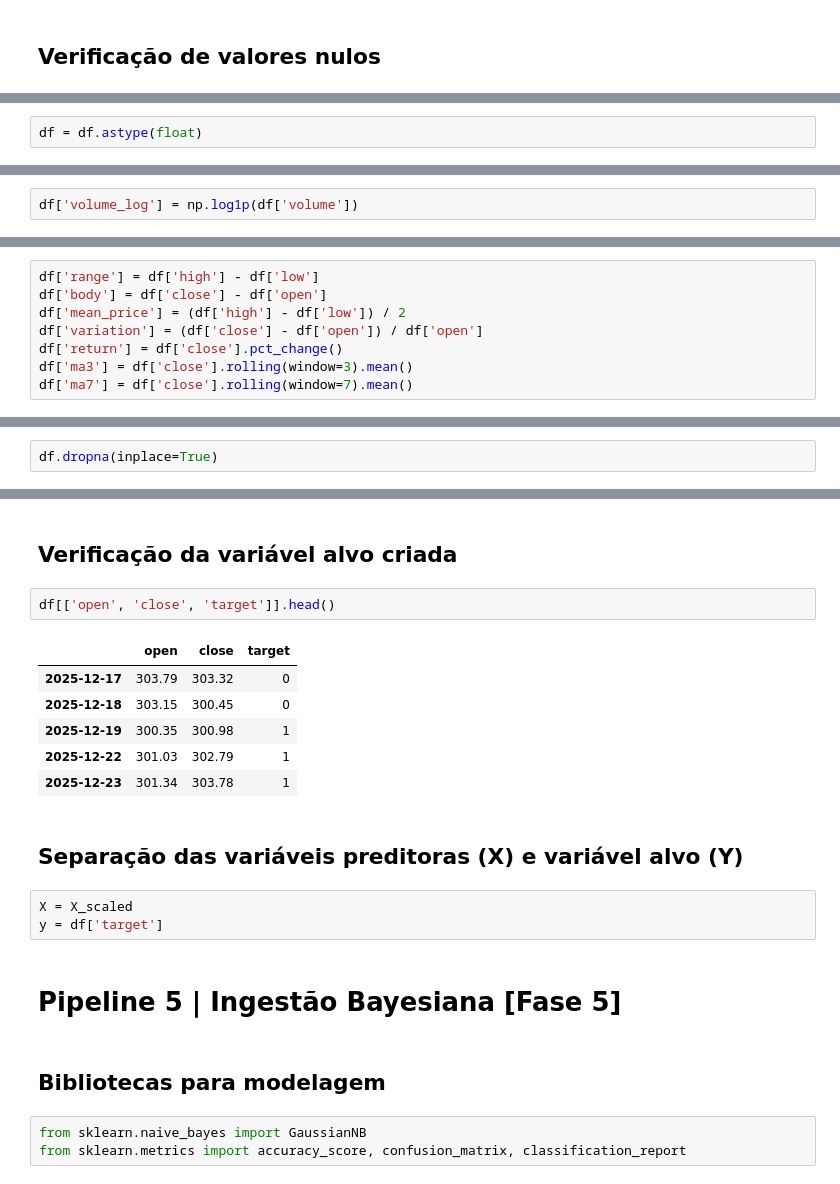
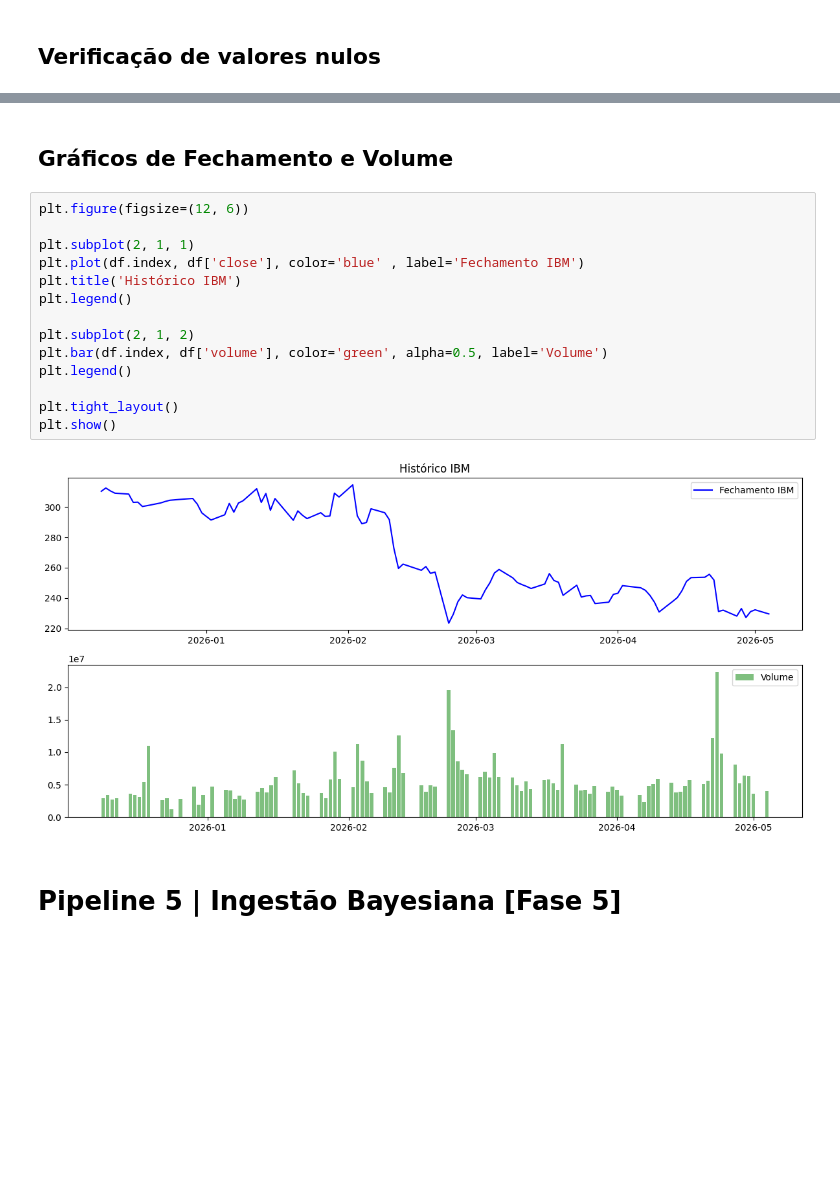
Before and after one commit to miriam-silva/ProvaIcomaAM, a Jupyter notebook: prova_01_miriam_silva.ipynb, the cells around one changed output, grey strips where cells are left out. Cells and saved outputs as stored; diff of their text form; blank space fills up the shorter version.

```diff
--- a/prova_01_miriam_silva.ipynb
+++ b/prova_01_miriam_silva.ipynb
@@ -59,2 +115,0 @@ dtype: int64
-# %%
-df = df.astype(float)
@@ -63,2 +115,0 @@ df = df.astype(float)
-# %%
-df['volume_log'] = np.log1p(df['volume'])
@@ -67,8 +115,0 @@ df['volume_log'] = np.log1p(df['volume'])
-# %%
-df['range'] = df['high'] - df['low']
-df['body'] = df['close'] - df['open']
-df['mean_price'] = (df['high'] - df['low']) / 2
-df['variation'] = (df['close'] - df['open']) / df['open']
-df['return'] = df['close'].pct_change()
-df['ma3'] = df['close'].rolling(window=3).mean()
-df['ma7'] = df['close'].rolling(window=7).mean()
@@ -77,2 +115,0 @@ df['ma7'] = df['close'].rolling(window=7).mean()
-# %%
-df.dropna(inplace=True)
@@ -157,23 +136,20 @@ df['target'] = (df['close'] > df['open']).astype(int)
-# %% [markdown]
-## Verificação da variável alvo criada
-# %%
-df[['open', 'close', 'target']].head()
-# %% [output]
-|  | open | close | target |
-| 2025-12-17 | 303.79 | 303.32 | 0 |
-| 2025-12-18 | 303.15 | 300.45 | 0 |
-| 2025-12-19 | 300.35 | 300.98 | 1 |
-| 2025-12-22 | 301.03 | 302.79 | 1 |
-| 2025-12-23 | 301.34 | 303.78 | 1 |
-# %% [markdown]
-## Separação das variáveis preditoras (X) e variável alvo (Y)
-# %%
-X = X_scaled
-y = df['target']
+# %% [markdown]
+## Gráficos de Fechamento e Volume
+# %%
+plt.figure(figsize=(12, 6))
+
+plt.subplot(2, 1, 1)
+plt.plot(df.index, df['close'], color='blue' , label='Fechamento IBM')
+plt.title('Histórico IBM')
+plt.legend()
+
+plt.subplot(2, 1, 2)
+plt.bar(df.index, df['volume'], color='green', alpha=0.5, label='Volume')
+plt.legend()
+
+plt.tight_layout()
+plt.show()
+# %% [output]
+[figure, added]
 # %% [markdown]
 # Pipeline 5 | Ingestão Bayesiana [Fase 5]
-# %% [markdown]
-## Bibliotecas para modelagem
-# %%
-from sklearn.naive_bayes import GaussianNB
-from sklearn.metrics import accuracy_score, confusion_matrix, classification_report
```
Also changed, not shown: parts of 63 cells of this notebook.
